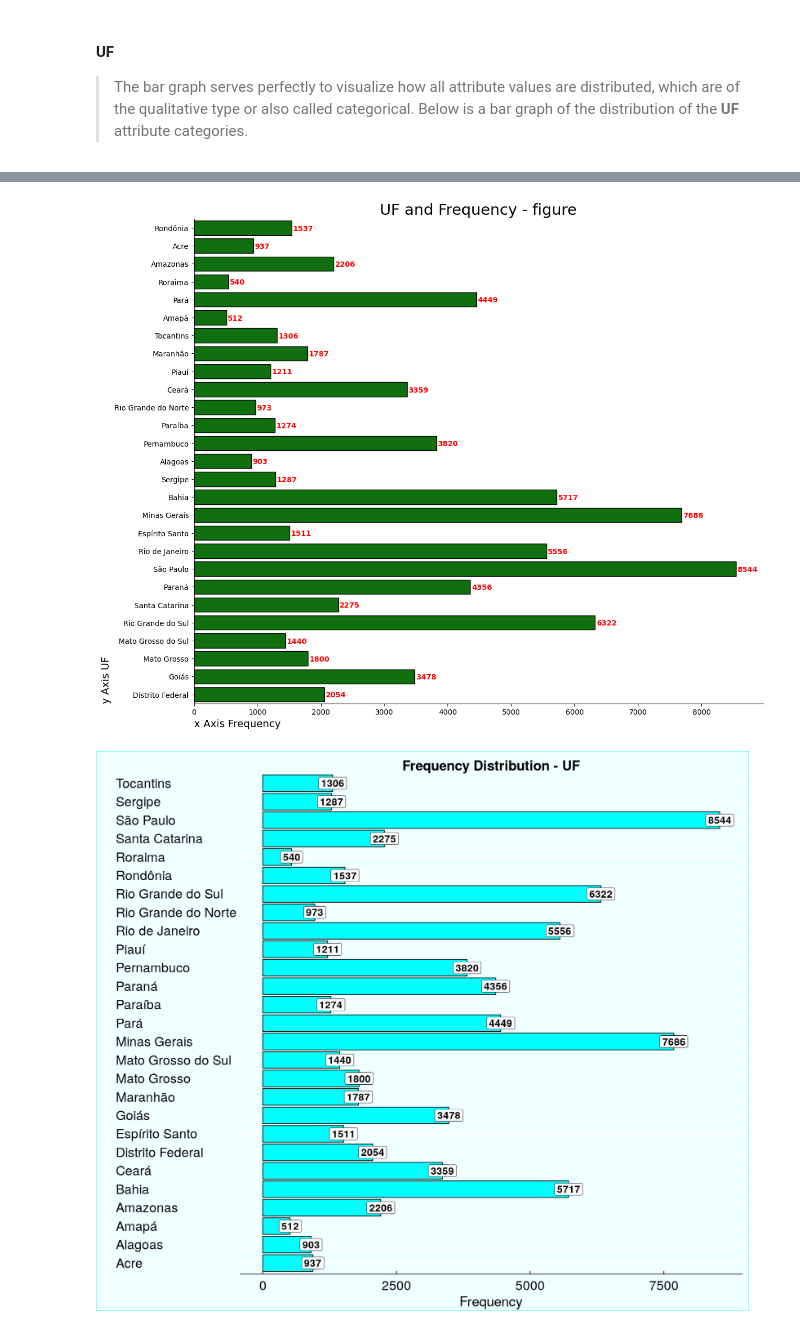
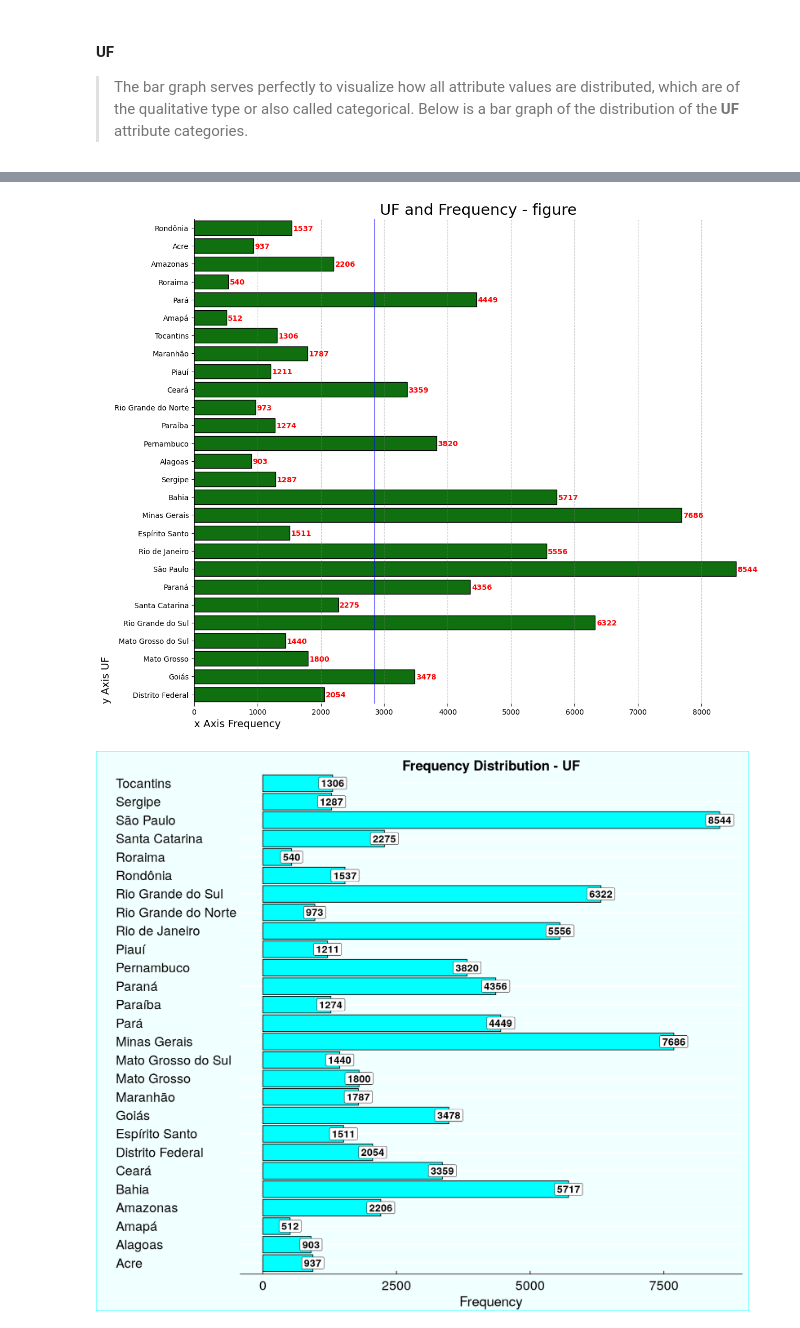
Before and after one commit to Mohsenmohebbi1993/Kaggle, a Jupyter notebook: 3. statistical-analysis-descriptive-statistics-br/statistical-analysis-descriptive-statistics-br.ipynb, the cells around one changed output, grey strips where cells are left out. Drawn from its saved outputs; the diff is of its cells as text; code cells hidden in the pictures.

Commit message:
axvline

```diff
--- a/3. statistical-analysis-descriptive-statistics-br/statistical-analysis-descriptive-statistics-br.ipynb
+++ b/3. statistical-analysis-descriptive-statistics-br/statistical-analysis-descriptive-statistics-br.ipynb
@@ -1280,0 +1265,3 @@ plt.grid(True, which='both', alpha=0.3, color = "gray", linestyle="--")
+# %%
+for i in range(len(UF_count_Percent)):
+    print(UF_count_Percent['count_person'][i]+20)
@@ -1285,36 +1290,40 @@ va = ['Rondônia', 'Acre', 'Amazonas', 'Roraima', 'Pará', 'Amapá',
         'Rio de Janeiro', 'São Paulo', 'Paraná', 'Santa Catarina', 'Rio Grande do Sul', 'Mato Grosso do Sul',
         'Mato Grosso', 'Goiás', 'Distrito Federal']
 ke=list(pd.DataFrame(dados["UF"].unique())[0])
 
 mapping=dict(zip(ke,va))
 UF_count_Percent =pd.DataFrame()
 
 UF_count_Percent["count_person"] = (dados.groupby("UF")["Anos de Estudo"].count())
 UF_count_Percent["Percent"] = (UF_count_Percent["count_person"] / np.sum(UF_count_Percent["count_person"]))*100
 UF_count_Percent = UF_count_Percent.reset_index()
 UF_count_Percent["UF"] = UF_count_Percent["UF"].map(mapping)
-
 # plot
 
 plt.figure(figsize=(14, 12))
 
 ax = sns.barplot(UF_count_Percent, x="count_person", y="UF", color="green", edgecolor='black')
 
 
 for i in range(len(UF_count_Percent)):
     ax.text(UF_count_Percent['count_person'][i]+20, i+0.15, str(UF_count_Percent['count_person'][i]),
             color='red', ha="left", fontweight='bold', fontsize=10)
 
 plt.title("UF and Frequency - figure", fontsize=21, ha='center')
 
+plt.axvline(np.mean(UF_count_Percent["count_person"]), color = 'b', alpha=0.50)
+
+
 ax.set_xlabel("x Axis Frequency", fontsize=14, loc="left")
 ax.set_ylabel("y Axis UF", fontsize=14, loc="bottom")
 
-ax.spines[['top',"right"]].set_visible(False)
+ax.spines[['top',"right","bottom"]].set_visible(False)
+
+plt.grid(True, axis='x' ,which='both', alpha=0.5, color = "gray", linestyle="--")
 
 plt.show()
 # %% [output]
-[figure, old version]
+[figure, new version]
 # %%
 options(repr.plot.width=14, repr.plot.height=12)
 ggplot(dist_perct_uf, aes(x=Frequency, y=row.names(dist_perct_uf)))+
```
Also changed, not shown: parts of 2 cells of this notebook.
